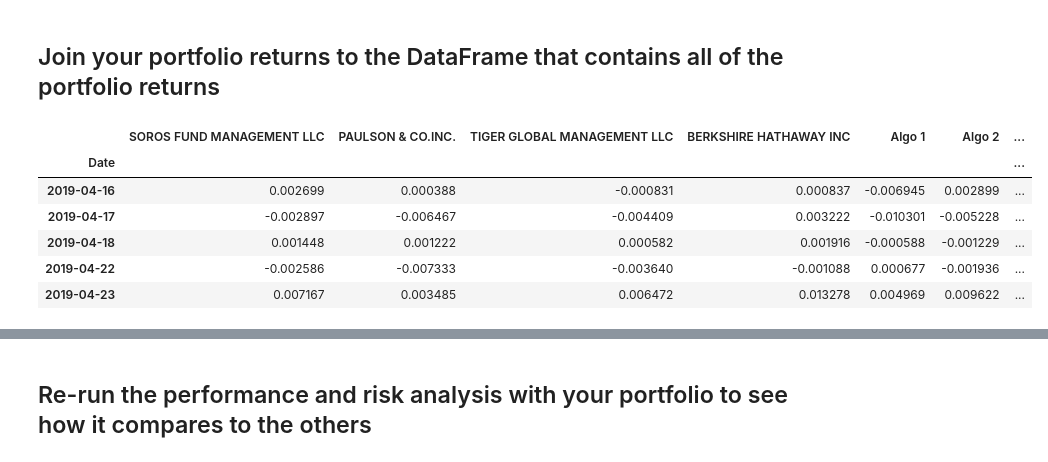
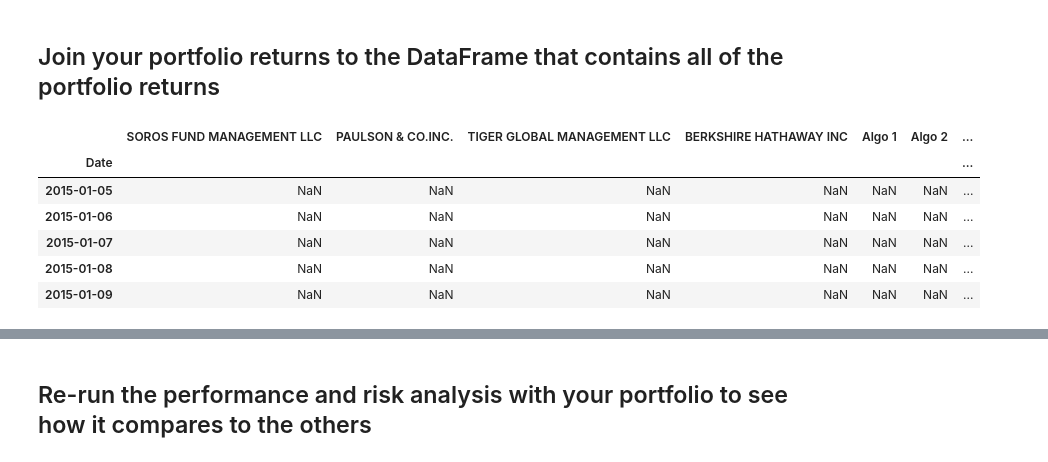
Before and after one commit to klleung72781/fintech_bootcamp, a Jupyter notebook: python-homework/04-Pandas/Instructions/Starter_Code/whale_analysis.ipynb, the cells around one changed output, grey strips where cells are left out. Saved outputs shown, nothing was run; the diff lists cells and outputs as text; code cells hidden in the pictures.

```diff
--- a/python-homework/04-Pandas/Instructions/Starter_Code/whale_analysis.ipynb
+++ b/python-homework/04-Pandas/Instructions/Starter_Code/whale_analysis.ipynb
@@ -415,4 +422,5 @@ In this section, you will build your own portfolio of stocks, calculate the retu
 # %%
 # Concatenate all stocks into a single DataFrame
-# YOUR CODE HERE
+custom_df = pd.concat([costco_df, coupa_df, workday_df], axis="rows", join="inner")
+custom_df
 # %% [output]
@@ -436,4 +443,6 @@ In this section, you will build your own portfolio of stocks, calculate the retu
 # %%
 # Pivot so that each column of prices represents a unique symbol
-# YOUR CODE HERE
+custom_pivoted = pd.DataFrame(custom_df.pivot(columns="Ticker", values="Close"))
+custom_pivoted.index.names = ['Date']
+custom_pivoted.head()
 # %% [output]
@@ -457,0 +456,5 @@ In this section, you will build your own portfolio of stocks, calculate the retu
+# %%
+# Drop Nulls
+custom_pivoted = custom_pivoted.pct_change()
+custom_pivoted.dropna(inplace=True)
+custom_pivoted.head()
@@ -471,0 +471,6 @@ dtype: float64
+# %%
+# Calculate weighted portfolio returns
+# Even weight across 3 stocks
+even_weights = list(map(lambda x: 1/len(custom_pivoted.columns), custom_pivoted.columns))
+custom_pivoted['Custom'] = custom_pivoted.dot(even_weights)
+custom_pivoted.head()
@@ -473,14 +486,16 @@ dtype: float64
 ## Join your portfolio returns to the DataFrame that contains all of the portfolio returns
 # %%
 # Add your "Custom" portfolio to the larger dataframe of fund returns
-# YOUR CODE HERE
+
+final_portfolio_df = pd.concat([portfolio_returns, custom_pivoted["Custom"]], axis="columns", join="outer")
+final_portfolio_df.head()
 # %% [output]
 |  | SOROS FUND MANAGEMENT LLC | PAULSON & CO.INC. | TIGER GLOBAL MANAGEMENT LLC | BERKSHIRE HATHAWAY INC | Algo 1 | Algo 2 | ... |
 | Date |  |  |  |  |  |  | ... |
-| 2019-04-16 | 0.002699 | 0.000388 | -0.000831 | 0.000837 | -0.006945 | 0.002899 | ... |
-| 2019-04-17 | -0.002897 | -0.006467 | -0.004409 | 0.003222 | -0.010301 | -0.005228 | ... |
-| 2019-04-18 | 0.001448 | 0.001222 | 0.000582 | 0.001916 | -0.000588 | -0.001229 | ... |
-| 2019-04-22 | -0.002586 | -0.007333 | -0.003640 | -0.001088 | 0.000677 | -0.001936 | ... |
-| 2019-04-23 | 0.007167 | 0.003485 | 0.006472 | 0.013278 | 0.004969 | 0.009622 | ... |
+| 2015-01-05 | NaN | NaN | NaN | NaN | NaN | NaN | ... |
+| 2015-01-06 | NaN | NaN | NaN | NaN | NaN | NaN | ... |
+| 2015-01-07 | NaN | NaN | NaN | NaN | NaN | NaN | ... |
+| 2015-01-08 | NaN | NaN | NaN | NaN | NaN | NaN | ... |
+| 2015-01-09 | NaN | NaN | NaN | NaN | NaN | NaN | ... |
 # %%
 # Only compare dates where return data exists for all the stocks (drop NaNs)
```
Also changed, not shown: parts of 27 cells of this notebook, 5 other files.
